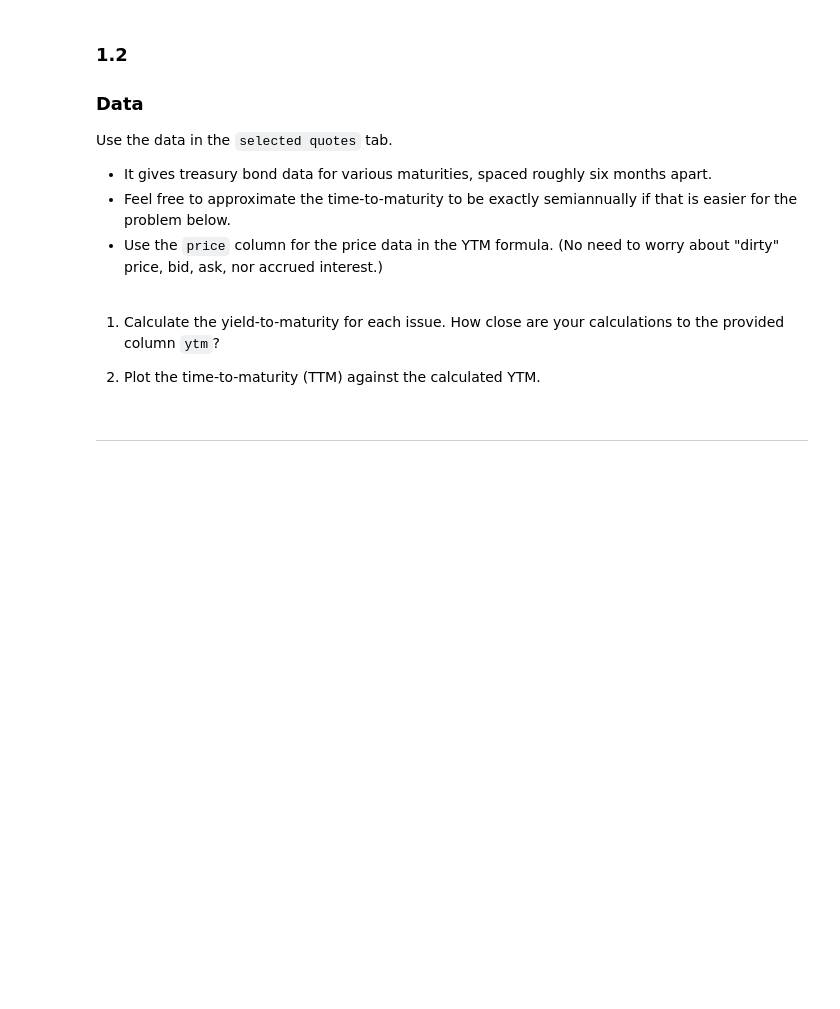
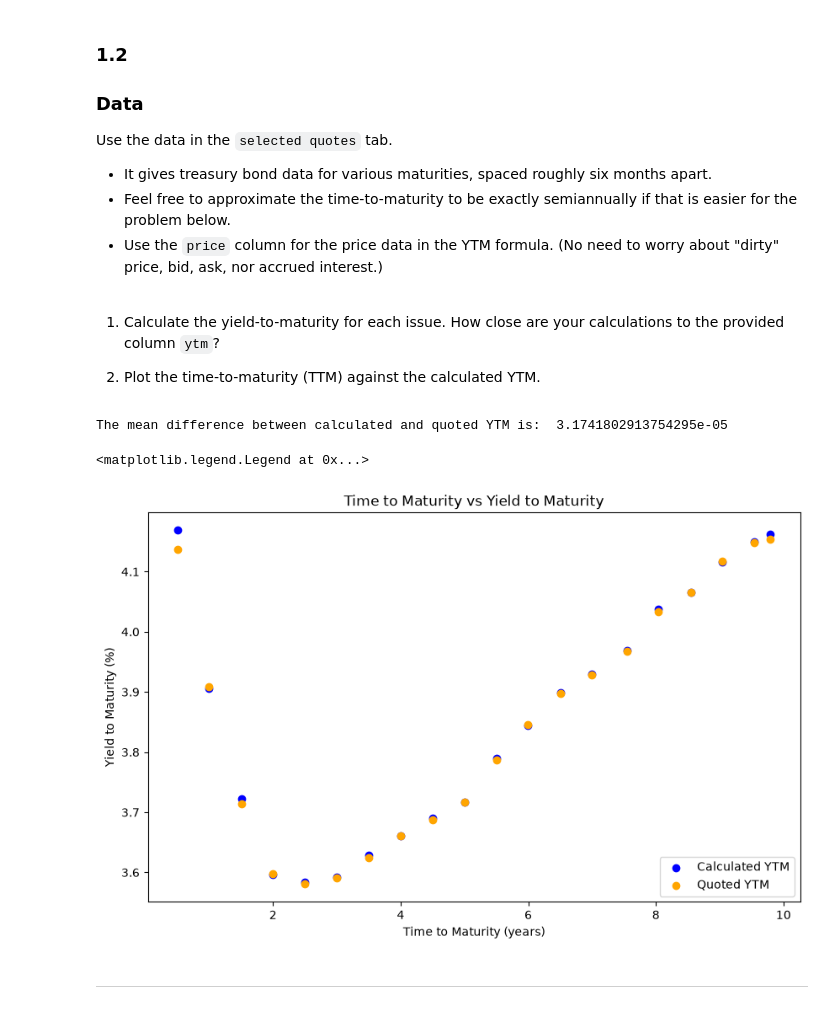
Before and after one commit to samLeung24/Quant-Part-II, a Jupyter notebook: Yields.ipynb, the cells around one changed output. Drawn from its saved outputs; the diff is of its cells as text; code cells hidden in the pictures; blank space fills up the shorter version.

```diff
--- a/Yields.ipynb
+++ b/Yields.ipynb
@@ -47,6 +71,52 @@ Use the data in the `selected quotes` tab.
 1. Calculate the yield-to-maturity for each issue. How close are your calculations to the provided column `ytm`?
 
 1. Plot the time-to-maturity (TTM) against the calculated YTM.
+# %%
+data = pd.read_excel("data/treasury_quotes_2025-04-30.xlsx", sheet_name="selected quotes", index_col=0)
+
+func = lambda y, p, F, c, n: p - (
+    sum(F * c / 2 / (1 + y / 2)**i
+        for i in range(1, round(2 * n) + 1))
+    + F / (1 + y / 2)**round(2 * n)
+) # convert to exactly semini annual periods
+
+# 1
+price = data["price"].values
+face = 100
+coupon = data["cpn rate"].values
+ttm = data["ttm"].values
+
+data["ytm_calculated"] = [
+    fsolve(
+        func,
+        0.05,
+        args=(price, face, coupon/100, ttm)
+    )[0]
+    for price, coupon, ttm in zip(
+        data["price"],
+        data["cpn rate"],
+        data["ttm"]
+    )
+]
+
+# Estimate accuracy
+data["ytm_diff"] = data["ytm_calculated"] - data["ytm"]
+print("The mean difference between calculated and quoted YTM is: ", data["ytm_diff"].mean())
+
+# 2: Plotting TTM against YTM
+import matplotlib.pyplot as plt
+
+plt.figure(figsize=(10, 6))
+plt.scatter(data["ttm"], data["ytm_calculated"] * 100, label="Calculated YTM", color='blue')
+plt.scatter(data["ttm"], data["ytm"] * 100, label="Quoted YTM", color='orange')
+plt.title("Time to Maturity vs Yield to Maturity")
+plt.xlabel("Time to Maturity (years)")
+plt.ylabel("Yield to Maturity (%)")
+plt.legend()
+# %% [output]
+The mean difference between calculated and quoted YTM is:  3.1741802913754295e-05
+<matplotlib.legend.Legend at 0x...>
+[figure, added]
 # %% [markdown]
 ***
 # %% [markdown]
```
Also changed, not shown: parts of 1 cell of this notebook.
